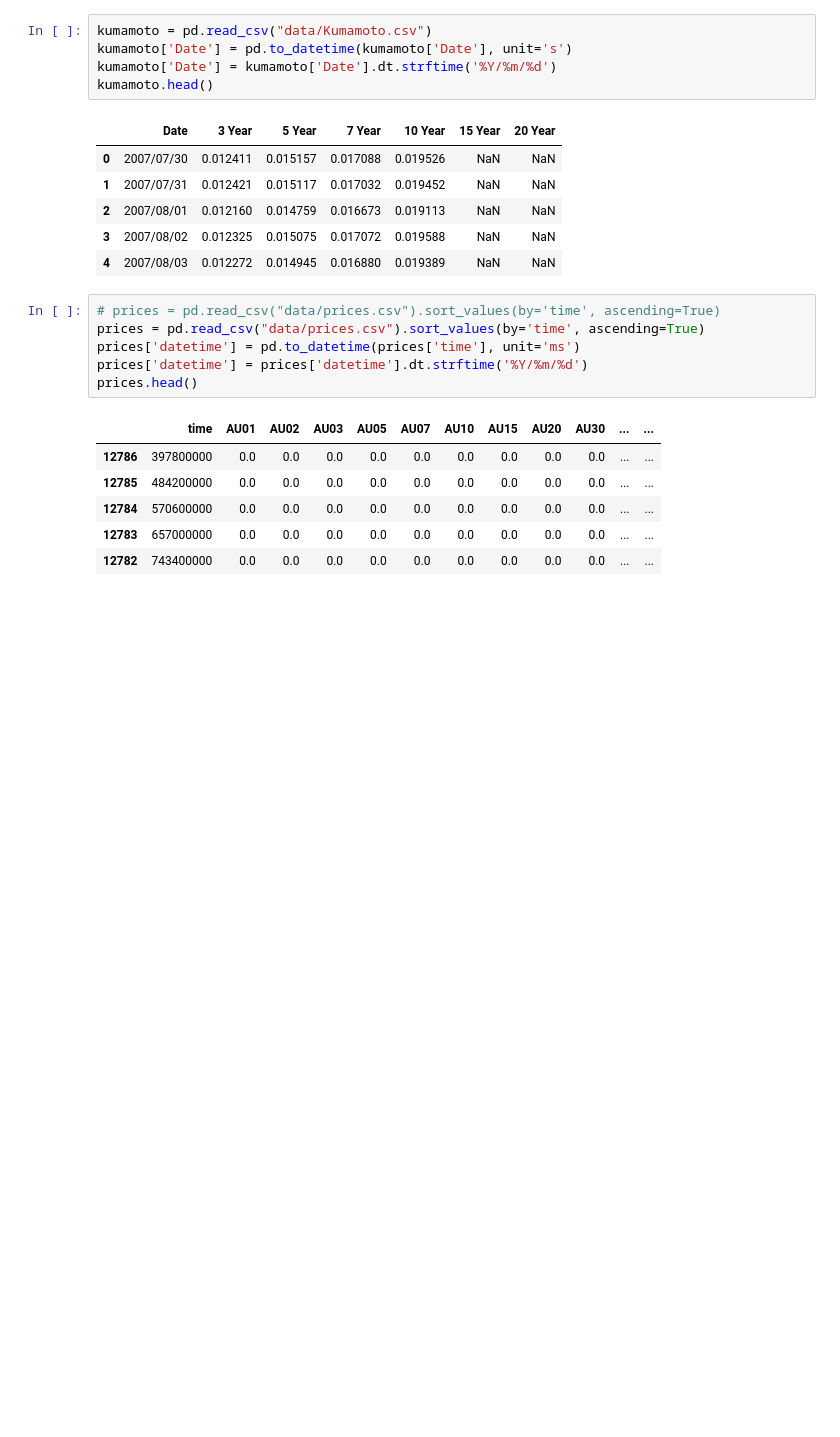
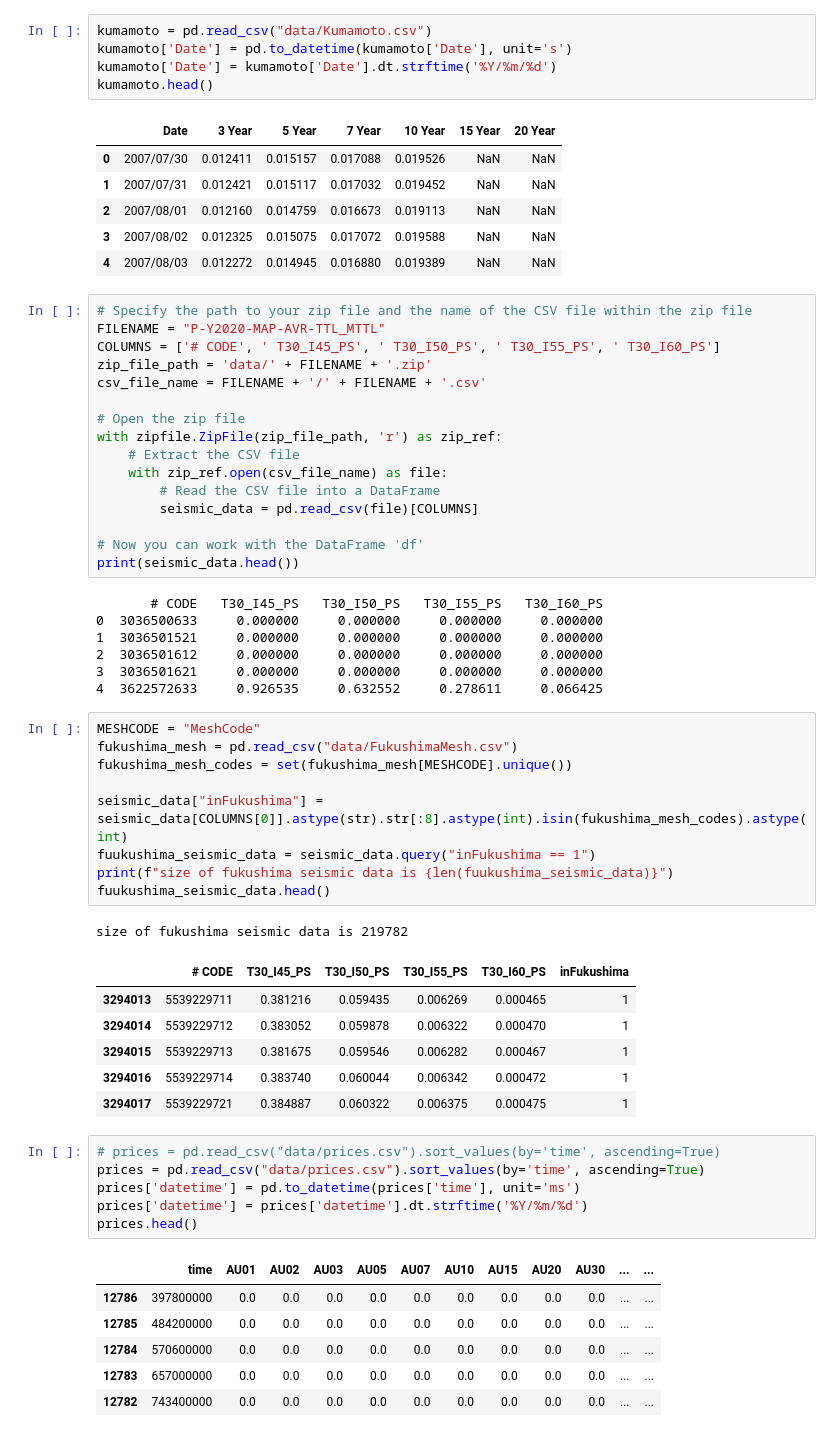
Before and after one commit to RussellzzZ/CausalInferenceDataScienceProject, a Jupyter notebook: data_project.ipynb, the cells around one changed output. Drawn from its saved outputs; the diff is of its cells as text; blank space fills up the shorter version.

Commit message:
extract seismic data

```diff
--- a/data_project.ipynb
+++ b/data_project.ipynb
@@ -107,6 +109,46 @@ kumamoto.head()
 | 2 | 2007/08/01 | 0.012160 | 0.014759 | 0.016673 | 0.019113 | NaN | NaN |
 | 3 | 2007/08/02 | 0.012325 | 0.015075 | 0.017072 | 0.019588 | NaN | NaN |
 | 4 | 2007/08/03 | 0.012272 | 0.014945 | 0.016880 | 0.019389 | NaN | NaN |
+# %%
+# Specify the path to your zip file and the name of the CSV file within the zip file
+FILENAME = "P-Y2020-MAP-AVR-TTL_MTTL"
+COLUMNS = ['# CODE', ' T30_I45_PS', ' T30_I50_PS', ' T30_I55_PS', ' T30_I60_PS']
+zip_file_path = 'data/' + FILENAME + '.zip'
+csv_file_name = FILENAME + '/' + FILENAME + '.csv'
+
+# Open the zip file
+with zipfile.ZipFile(zip_file_path, 'r') as zip_ref:
+    # Extract the CSV file
+    with zip_ref.open(csv_file_name) as file:
+        # Read the CSV file into a DataFrame
+        seismic_data = pd.read_csv(file)[COLUMNS]
+
+# Now you can work with the DataFrame 'df'
+print(seismic_data.head())
+# %% [output]
+       # CODE   T30_I45_PS   T30_I50_PS   T30_I55_PS   T30_I60_PS
+0  3036500633     0.000000     0.000000     0.000000     0.000000
+1  3036501521     0.000000     0.000000     0.000000     0.000000
+2  3036501612     0.000000     0.000000     0.000000     0.000000
+3  3036501621     0.000000     0.000000     0.000000     0.000000
+4  3622572633     0.926535     0.632552     0.278611     0.066425
+# %%
+MESHCODE = "MeshCode"
+fukushima_mesh = pd.read_csv("data/FukushimaMesh.csv")
+fukushima_mesh_codes = set(fukushima_mesh[MESHCODE].unique())
+
+seismic_data["inFukushima"] = seismic_data[COLUMNS[0]].astype(str).str[:8].astype(int).isin(fukushima_mesh_codes).astype(int)
+fuukushima_seismic_data = seismic_data.query("inFukushima == 1")
+print(f"size of fukushima seismic data is {len(fuukushima_seismic_data)}")
+fuukushima_seismic_data.head()
+# %% [output]
+size of fukushima seismic data is 219782
+|  | # CODE | T30_I45_PS | T30_I50_PS | T30_I55_PS | T30_I60_PS | inFukushima |
+| 3294013 | 5539229711 | 0.381216 | 0.059435 | 0.006269 | 0.000465 | 1 |
+| 3294014 | 5539229712 | 0.383052 | 0.059878 | 0.006322 | 0.000470 | 1 |
+| 3294015 | 5539229713 | 0.381675 | 0.059546 | 0.006282 | 0.000467 | 1 |
+| 3294016 | 5539229714 | 0.383740 | 0.060044 | 0.006342 | 0.000472 | 1 |
+| 3294017 | 5539229721 | 0.384887 | 0.060322 | 0.006375 | 0.000475 | 1 |
 # %%
 # prices = pd.read_csv("data/prices.csv").sort_values(by='time', ascending=True)
 prices = pd.read_csv("data/prices.csv").sort_values(by='time', ascending=True)
```
Also changed, not shown: parts of 1 cell of this notebook, 1 other file.
